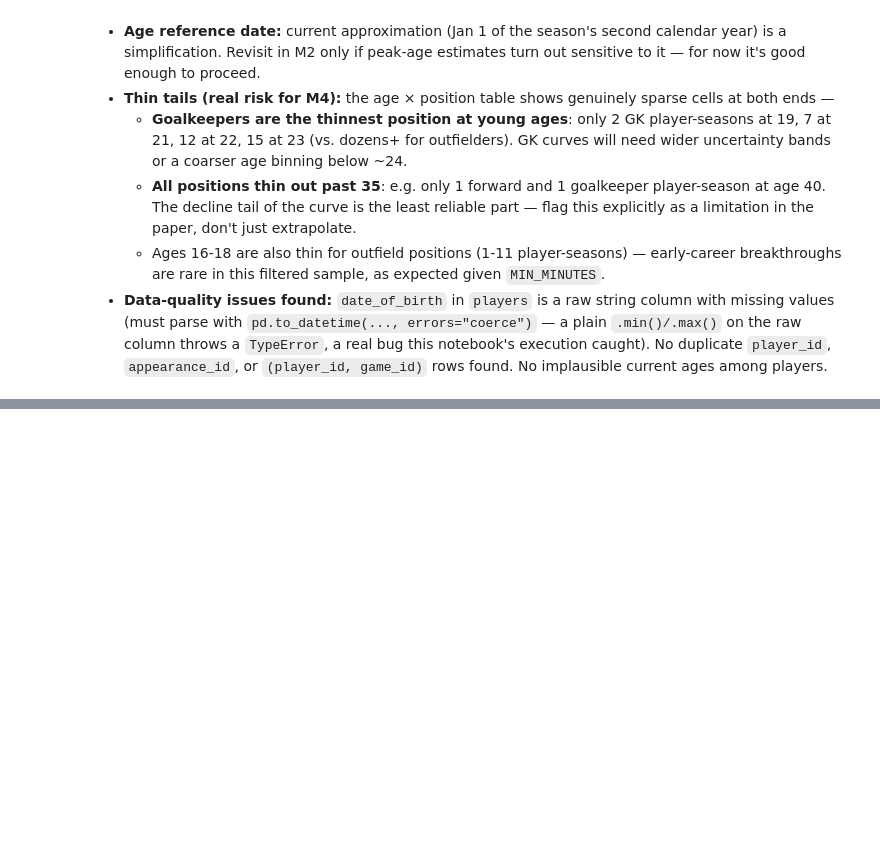
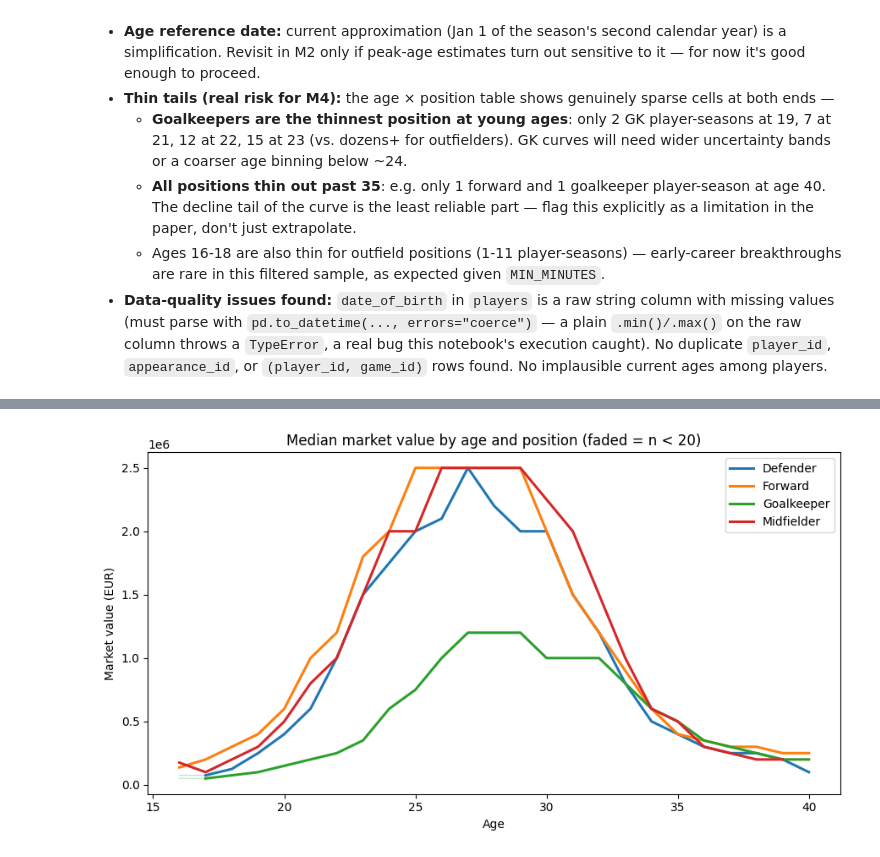
Before and after one commit to legpt/soccer-aging-curves, a Jupyter notebook: notebooks/01_exploration.ipynb, the cells around one changed output, grey strips where cells are left out. Saved outputs shown, nothing was run; the diff lists cells and outputs as text; code cells hidden in the pictures; blank space fills up the shorter version.

```diff
--- a/notebooks/01_exploration.ipynb
+++ b/notebooks/01_exploration.ipynb
@@ -564,0 +664,7 @@ Ages/positions with fewer than 20 player-seasons (thin-tail risk for M4):
+# %%
+print(f"Age x position cells with n < {THIN_N} (unreliable -- consistent with "
+      f"the thin-tail risk already flagged in section 7/8):")
+for age_int, row in count_table.iterrows():
+    thin = row[(row > 0) & (row < THIN_N)]
+    if len(thin):
+        print(f"  age {age_int}: {dict(thin)}")
@@ -564,0 +691,12 @@ Ages/positions with fewer than 20 player-seasons (thin-tail risk for M4):
+# %%
+stats_table = (
+    val_scope.groupby(["age_int", "position_group"])["market_value_in_eur"]
+    .agg(["median", "mean", "count"])
+    .reset_index()
+)
+median_wide = stats_table.pivot(index="age_int", columns="position_group", values="median")
+mean_wide = stats_table.pivot(index="age_int", columns="position_group", values="mean")
+
+print(f"Skewness of raw market_value_in_eur: {val_scope['market_value_in_eur'].skew():.2f}")
+val_scope["log_mv"] = np.log10(val_scope["market_value_in_eur"])
+print(f"Skewness of log10(market_value_in_eur):  {val_scope['log_mv'].skew():.2f}")
@@ -564,0 +724,24 @@ Ages/positions with fewer than 20 player-seasons (thin-tail risk for M4):
+# %%
+def plot_age_curves(ax, wide_df, count_df, thin_n=THIN_N, title="", ylabel="Market value (EUR)"):
+    """Plot one line per column of wide_df (indexed by age_int), fading segments
+    where the matching column of count_df has n < thin_n."""
+    colors = plt.rcParams["axes.prop_cycle"].by_key()["color"]
+    for i, col in enumerate(wide_df.columns):
+        color = colors[i % len(colors)]
+        y = wide_df[col].dropna()
+        n = count_df[col].reindex(y.index).fillna(0) if col in count_df.columns else pd.Series(0, index=y.index)
+        ax.plot(y.index, y.values, color=color, alpha=0.25, linewidth=1)
+        y_reliable = y.where(n >= thin_n)
+        ax.plot(y.index, y_reliable.values, color=color, linewidth=2.2, label=col)
+    ax.set_xlabel("Age")
+    ax.set_ylabel(ylabel)
+    ax.set_title(title)
+    ax.legend()
+
+
+fig, ax = plt.subplots(figsize=(9, 5))
+plot_age_curves(ax, median_wide, count_table, title="Median market value by age and position (faded = n < 20)")
+plt.tight_layout()
+plt.show()
+# %% [output]
+[figure, added]
```
Also changed, not shown: parts of 49 cells of this notebook, 5 other files.
